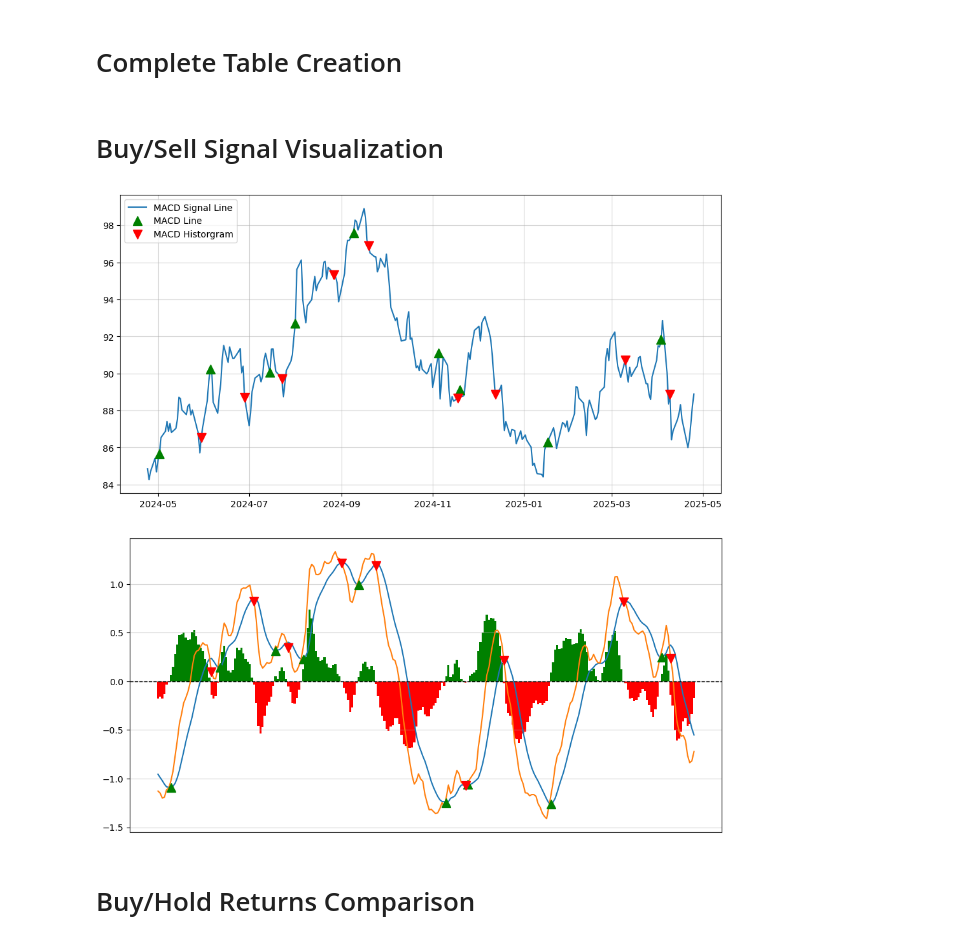
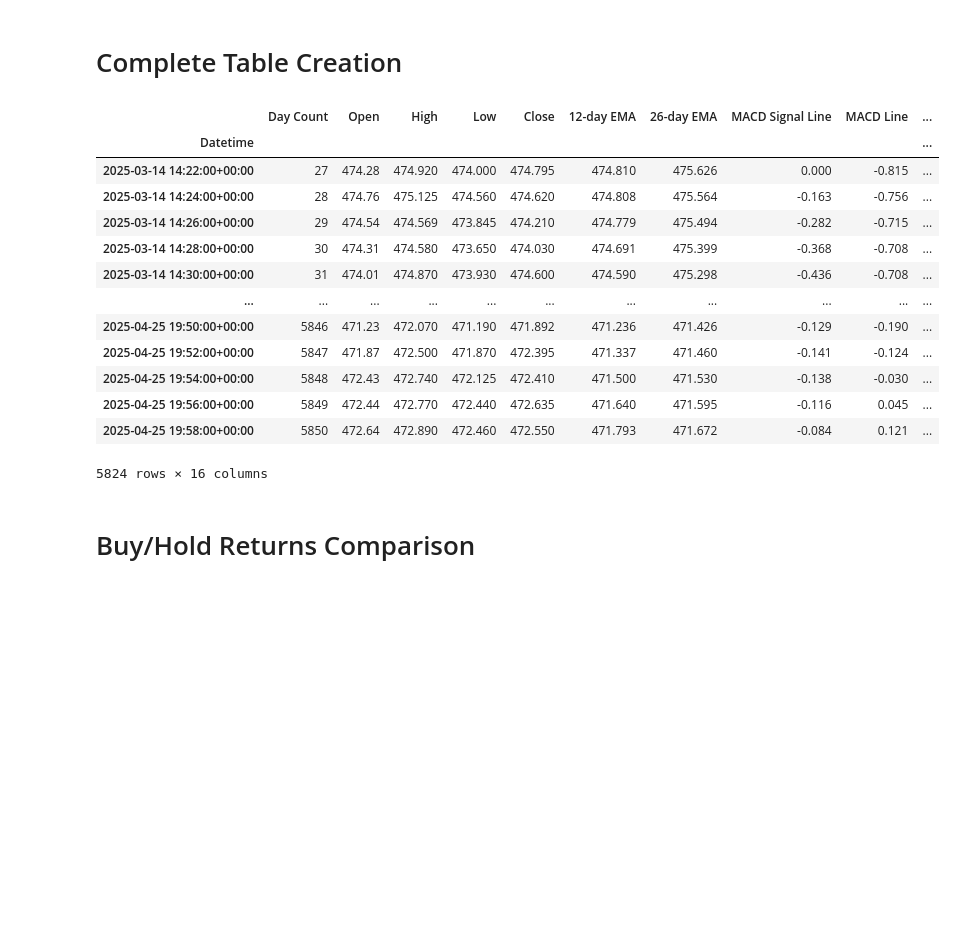
Before and after one commit to FilBillions/MACD_Model, a Jupyter notebook: MACD_Model.ipynb, the cells around one changed output. Saved outputs shown, nothing was run; the diff lists cells and outputs as text; code cells hidden in the pictures; blank space fills up the shorter version.

```diff
--- a/MACD_Model.ipynb
+++ b/MACD_Model.ipynb
@@ -30,15 +30,23 @@ YF.download() has changed argument auto_adjust default to True
 # %% [markdown]
 # Complete Table Creation
 # %%
-TLT_macd = MACDTable(TLT)
-TLT_macd.gen_table(False)
+QQQ_macd = MACDTable(QQQ)
+QQQ_macd.gen_table()
+# %% [output]
+|  | Day Count | Open | High | Low | Close | 12-day EMA | 26-day EMA | MACD Signal Line | MACD Line | ... |
+| Datetime |  |  |  |  |  |  |  |  |  | ... |
+| 2025-03-14 14:22:00+00:00 | 27 | 474.28 | 474.920 | 474.000 | 474.795 | 474.810 | 475.626 | 0.000 | -0.815 | ... |
+| 2025-03-14 14:24:00+00:00 | 28 | 474.76 | 475.125 | 474.560 | 474.620 | 474.808 | 475.564 | -0.163 | -0.756 | ... |
+| 2025-03-14 14:26:00+00:00 | 29 | 474.54 | 474.569 | 473.845 | 474.210 | 474.779 | 475.494 | -0.282 | -0.715 | ... |
+| 2025-03-14 14:28:00+00:00 | 30 | 474.31 | 474.580 | 473.650 | 474.030 | 474.691 | 475.399 | -0.368 | -0.708 | ... |
+| 2025-03-14 14:30:00+00:00 | 31 | 474.01 | 474.870 | 473.930 | 474.600 | 474.590 | 475.298 | -0.436 | -0.708 | ... |
+| ... | ... | ... | ... | ... | ... | ... | ... | ... | ... | ... |
+| 2025-04-25 19:50:00+00:00 | 5846 | 471.23 | 472.070 | 471.190 | 471.892 | 471.236 | 471.426 | -0.129 | -0.190 | ... |
+| 2025-04-25 19:52:00+00:00 | 5847 | 471.87 | 472.500 | 471.870 | 472.395 | 471.337 | 471.460 | -0.141 | -0.124 | ... |
+| 2025-04-25 19:54:00+00:00 | 5848 | 472.43 | 472.740 | 472.125 | 472.410 | 471.500 | 471.530 | -0.138 | -0.030 | ... |
+| 2025-04-25 19:56:00+00:00 | 5849 | 472.44 | 472.770 | 472.440 | 472.635 | 471.640 | 471.595 | -0.116 | 0.045 | ... |
+| 2025-04-25 19:58:00+00:00 | 5850 | 472.64 | 472.890 | 472.460 | 472.550 | 471.793 | 471.672 | -0.084 | 0.121 | ... |
+5824 rows × 16 columns
-# %% [markdown]
-# Buy/Sell Signal Visualization
-# %%
-TLT_macd.gen_macd_visual(model_days)
-# %% [output]
-[figure, old version]
-[figure, old version]
 # %% [markdown]
 # Buy/Hold Returns Comparison
 # %%
```
Also changed, not shown: parts of 5 cells of this notebook, 1 other file.
